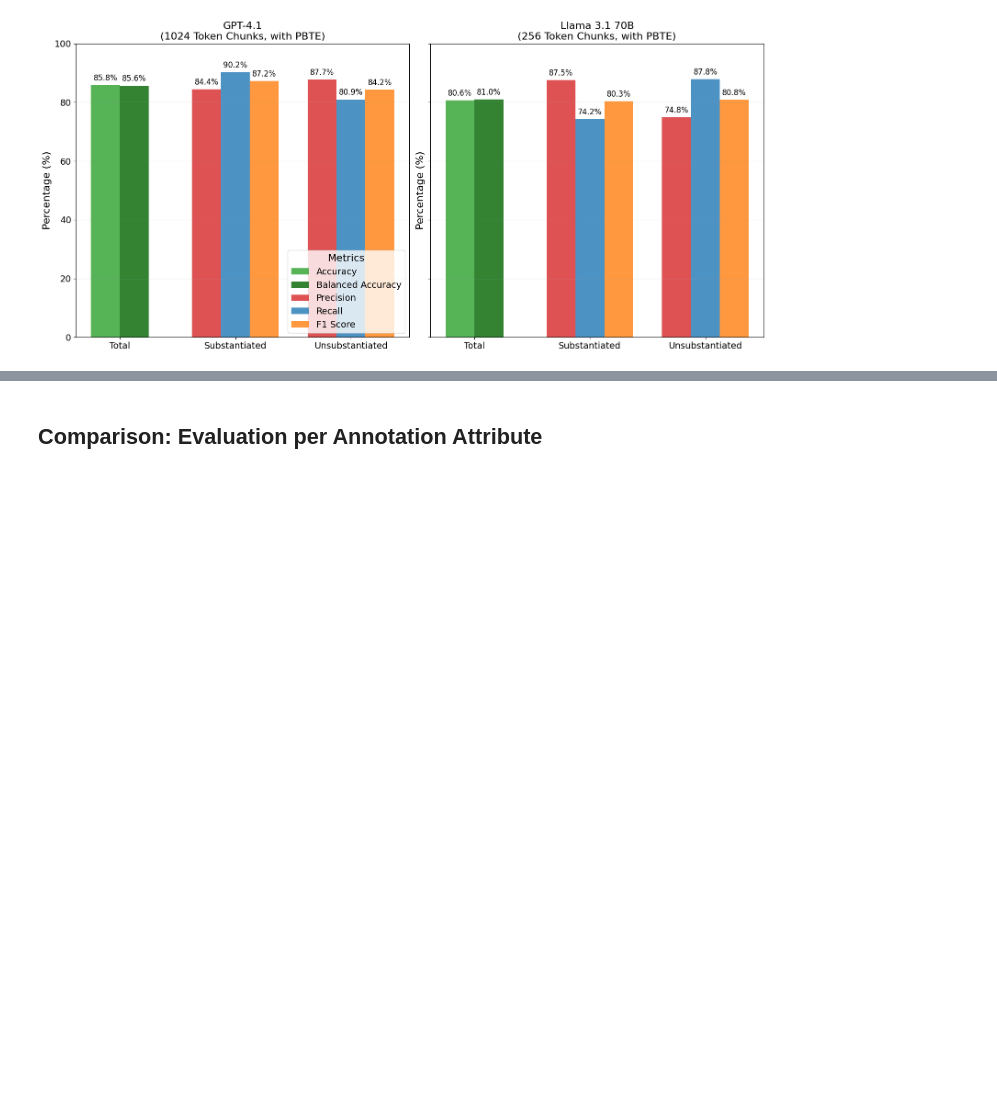
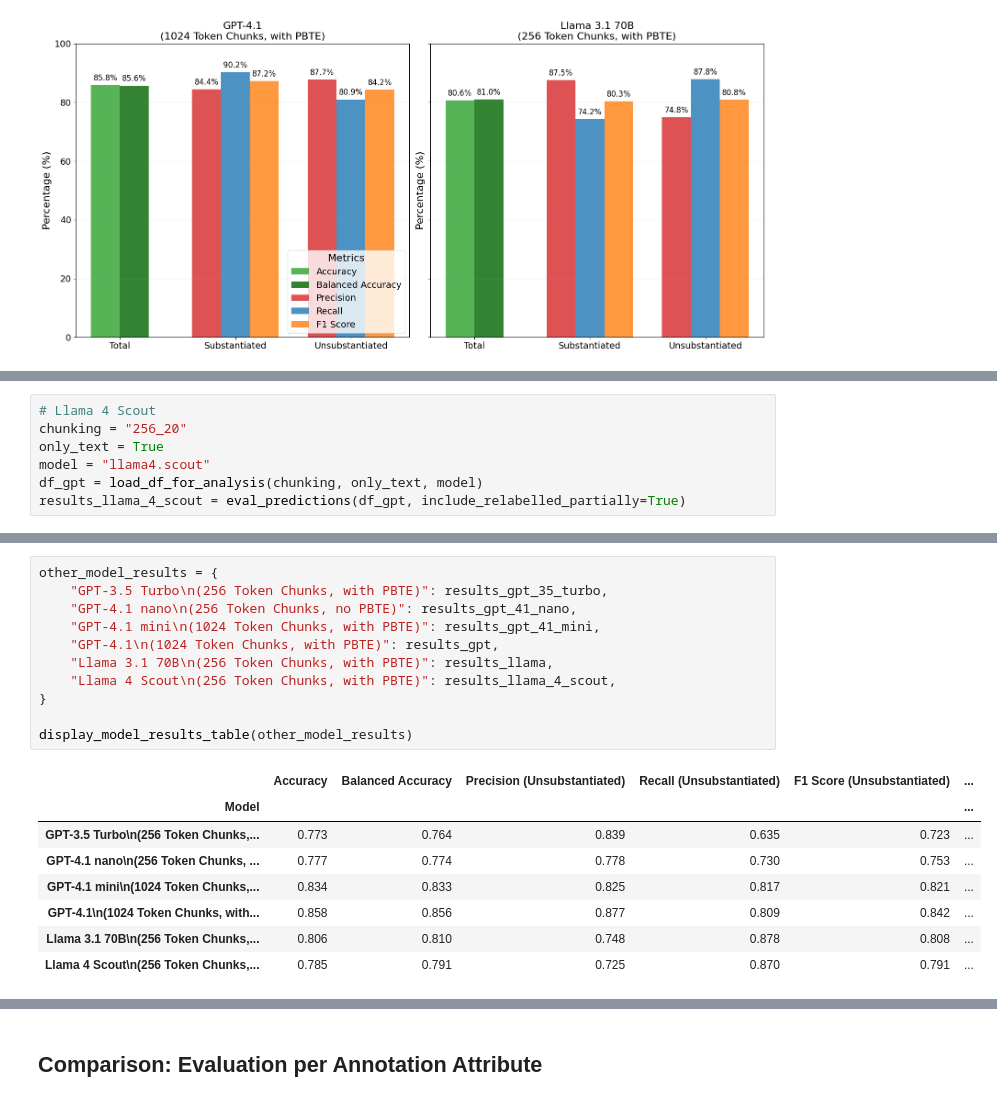
Before and after one commit to insabelter/citation-verification, a Jupyter notebook: notebooks/07_results_evaluation_and_visualisation.ipynb, the cells around one changed output, grey strips where cells are left out. Cells and saved outputs as stored; diff of their text form; blank space fills up the shorter version.

```diff
--- a/notebooks/07_results_evaluation_and_visualisation.ipynb
+++ b/notebooks/07_results_evaluation_and_visualisation.ipynb
@@ -110,0 +113,7 @@ show_metrics_per_label(model_results, "", save_title="detailed_metrics_best_llam
+# %%
+# Llama 4 Scout
+chunking = "256_20"
+only_text = True
+model = "llama4.scout"
+df_gpt = load_df_for_analysis(chunking, only_text, model)
+results_llama_4_scout = eval_predictions(df_gpt, include_relabelled_partially=True)
@@ -110,0 +163,20 @@ show_metrics_per_label(model_results, "", save_title="detailed_metrics_best_llam
+# %%
+other_model_results = {
+    "GPT-3.5 Turbo\n(256 Token Chunks, with PBTE)": results_gpt_35_turbo,
+    "GPT-4.1 nano\n(256 Token Chunks, no PBTE)": results_gpt_41_nano,
+    "GPT-4.1 mini\n(1024 Token Chunks, with PBTE)": results_gpt_41_mini,
+    "GPT-4.1\n(1024 Token Chunks, with PBTE)": results_gpt,
+    "Llama 3.1 70B\n(256 Token Chunks, with PBTE)": results_llama,
+    "Llama 4 Scout\n(256 Token Chunks, with PBTE)": results_llama_4_scout,
+}
+
+display_model_results_table(other_model_results)
+# %% [output]
+|  | Accuracy | Balanced Accuracy | Precision (Unsubstantiated) | Recall (Unsubstantiated) | F1 Score (Unsubstantiated) | ... |
+| Model |  |  |  |  |  | ... |
+| GPT-3.5 Turbo\n(256 Token Chunks,... | 0.773 | 0.764 | 0.839 | 0.635 | 0.723 | ... |
+| GPT-4.1 nano\n(256 Token Chunks, ... | 0.777 | 0.774 | 0.778 | 0.730 | 0.753 | ... |
+| GPT-4.1 mini\n(1024 Token Chunks,... | 0.834 | 0.833 | 0.825 | 0.817 | 0.821 | ... |
+| GPT-4.1\n(1024 Token Chunks, with... | 0.858 | 0.856 | 0.877 | 0.809 | 0.842 | ... |
+| Llama 3.1 70B\n(256 Token Chunks,... | 0.806 | 0.810 | 0.748 | 0.878 | 0.808 | ... |
+| Llama 4 Scout\n(256 Token Chunks,... | 0.785 | 0.791 | 0.725 | 0.870 | 0.791 | ... |
```
Also changed, not shown: parts of 7 cells of this notebook, 12 other files.
